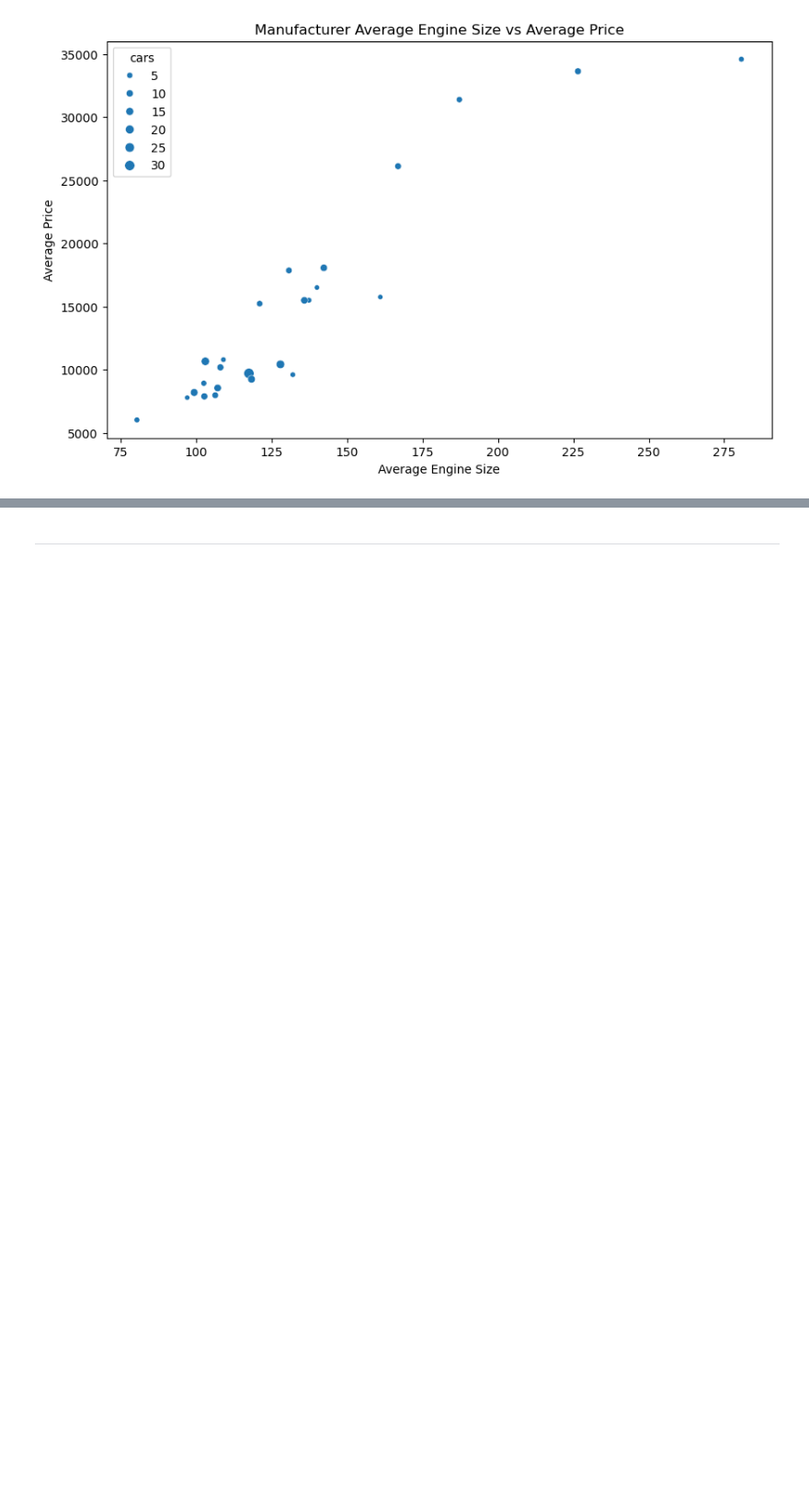
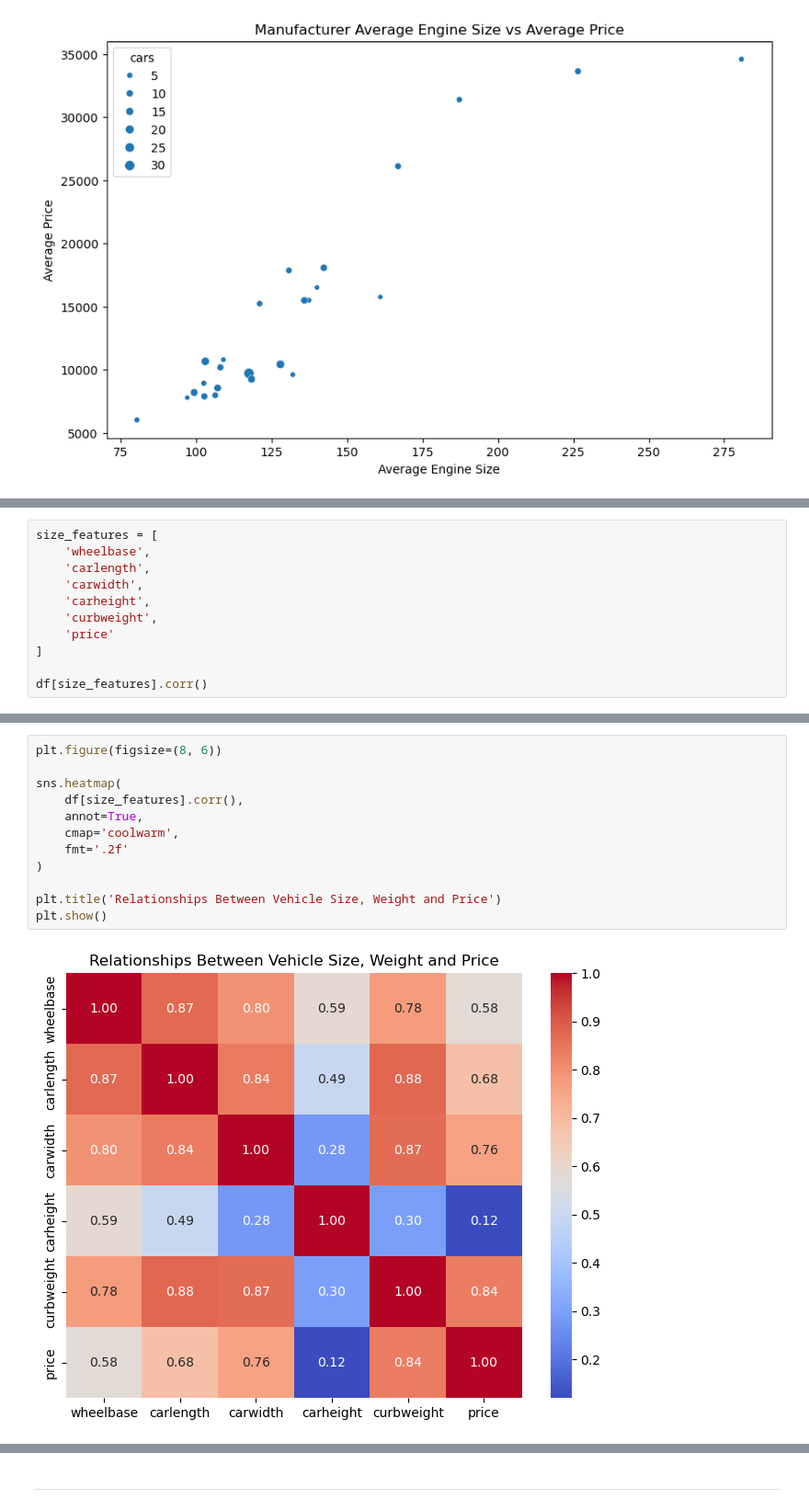
Before and after one commit to phonemes-and-speech-entrainment/Car_feature_price_analysis, a Jupyter notebook: jupyter_notebooks/Notebook_Template.ipynb, the cells around one changed output, grey strips where cells are left out. Shown at 92% size. Cells and saved outputs as stored; diff of their text form; blank space fills up the shorter version.

```diff
--- a/jupyter_notebooks/Notebook_Template.ipynb
+++ b/jupyter_notebooks/Notebook_Template.ipynb
@@ -495,0 +500,11 @@ plt.show()
+# %%
+size_features = [
+    'wheelbase',
+    'carlength',
+    'carwidth',
+    'carheight',
+    'curbweight',
+    'price'
+]
+
+df[size_features].corr()
@@ -495,0 +519,14 @@ plt.show()
+# %%
+plt.figure(figsize=(8, 6))
+
+sns.heatmap(
+    df[size_features].corr(),
+    annot=True,
+    cmap='coolwarm',
+    fmt='.2f'
+)
+
+plt.title('Relationships Between Vehicle Size, Weight and Price')
+plt.show()
+# %% [output]
+[figure, added]
```
Also changed, not shown: parts of 7 cells of this notebook.
